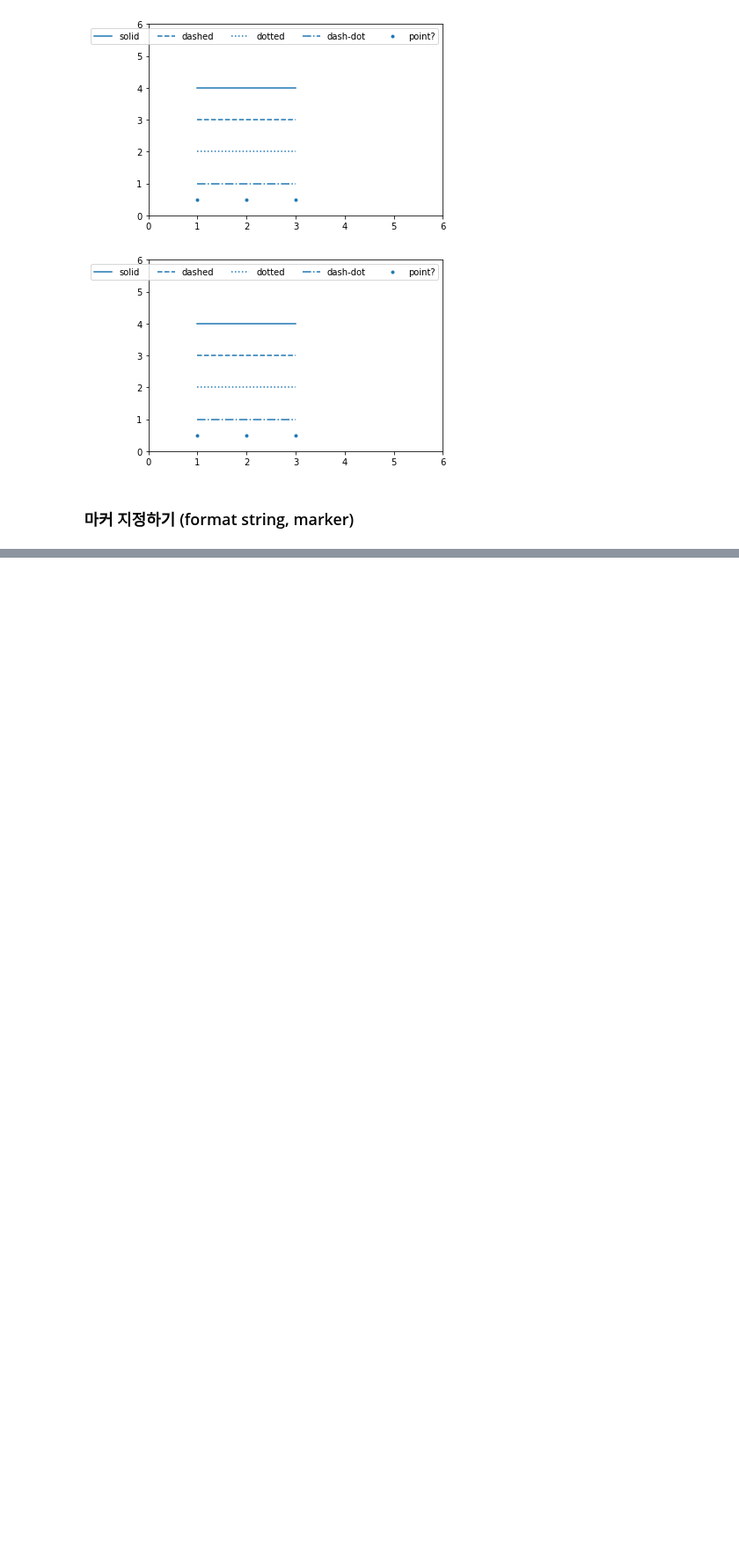
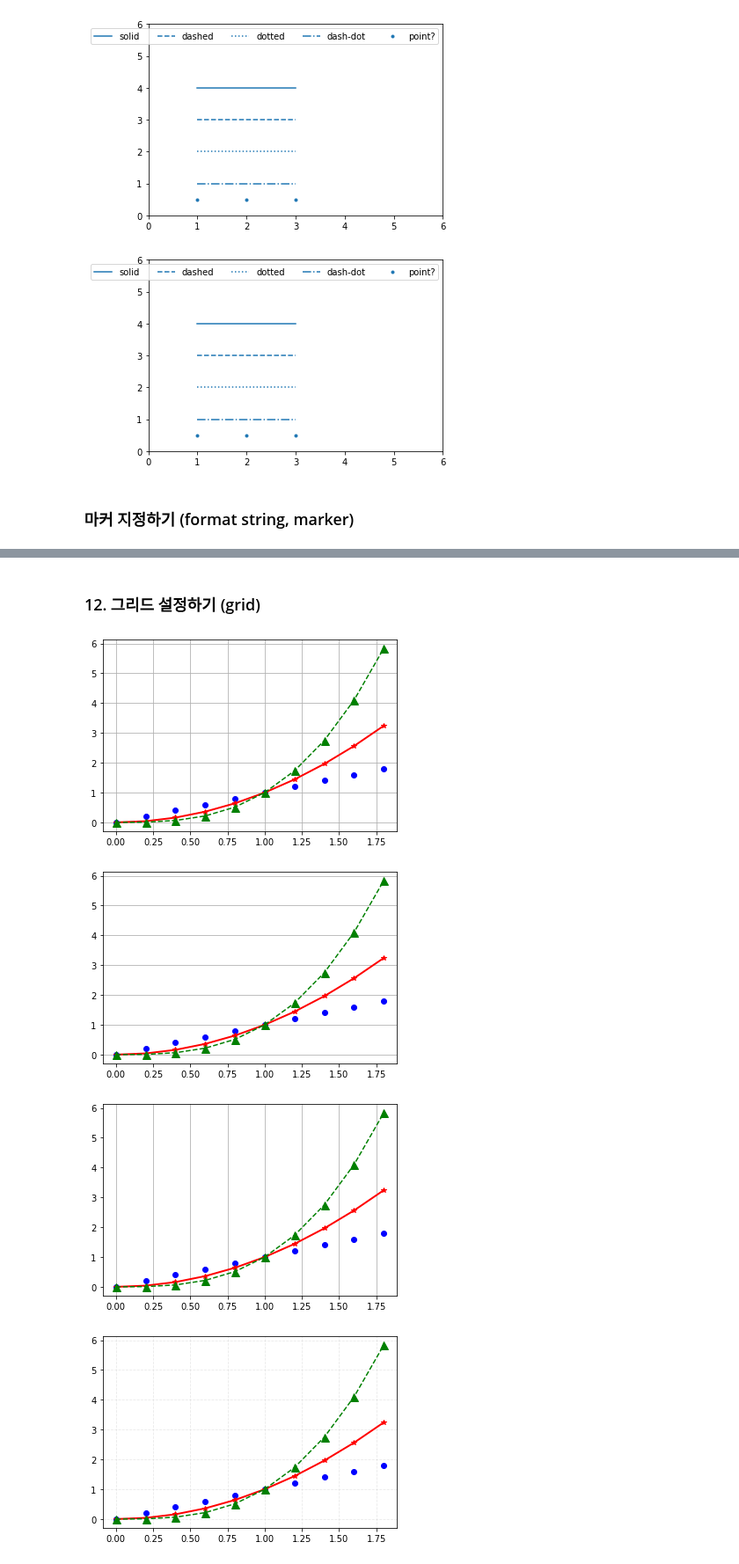
Before and after one commit to johyunkang/adp_certificate, a Jupyter notebook: visual_matplotlib.ipynb, the cells around one changed output, grey strips where cells are left out. Shown at 88% size. Cells and saved outputs as stored; diff of their text form; code cells hidden in the pictures; blank space fills up the shorter version.

```diff
--- a/visual_matplotlib.ipynb
+++ b/visual_matplotlib.ipynb
@@ -239,0 +334,42 @@ plt.show()
+# %% [markdown]
+### 12. 그리드 설정하기 (grid)
+# %%
+import matplotlib.pyplot as plt
+import numpy as np
+
+x = np.arange(0, 2, 0.2)
+plt.plot(x, x, 'bo')
+plt.plot(x, x**2, color='red', marker='*', linewidth=2)
+plt.plot(x, x**3, 'g^--', markersize=9)
+plt.grid(True)
+plt.show()
+
+# y축 지정하기
+x = np.arange(0, 2, 0.2)
+plt.plot(x, x, 'bo')
+plt.plot(x, x**2, color='red', marker='*', linewidth=2)
+plt.plot(x, x**3, 'g^--', markersize=9)
+plt.grid(True, axis='y') # y 축 지정
+plt.show()
+
+# x축 지정하기
+x = np.arange(0, 2, 0.2)
+plt.plot(x, x, 'bo')
+plt.plot(x, x**2, color='red', marker='*', linewidth=2)
+plt.plot(x, x**3, 'g^--', markersize=9)
+plt.grid(True, axis='x') # x 축 지정
+plt.show()
+
+# grid 스타일 지정
+# y축 지정하기
+x = np.arange(0, 2, 0.2)
+plt.plot(x, x, 'bo')
+plt.plot(x, x**2, color='red', marker='*', linewidth=2)
+plt.plot(x, x**3, 'g^--', markersize=9)
+plt.grid(color='lightgray', alpha=0.5, linestyle='--') # grid style 지정
+plt.show()
+# %% [output]
+[figure, added]
+[figure, added]
+[figure, added]
+[figure, added]
```
Also changed, not shown: parts of 9 cells of this notebook.
